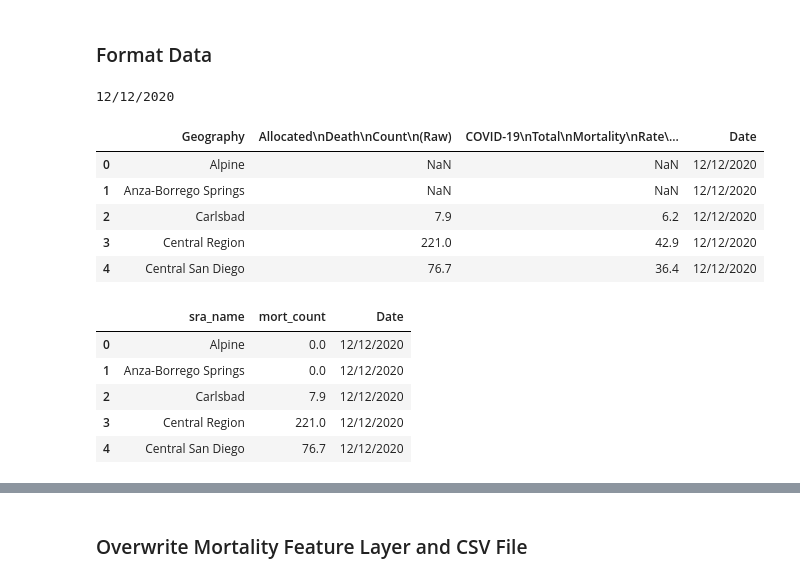
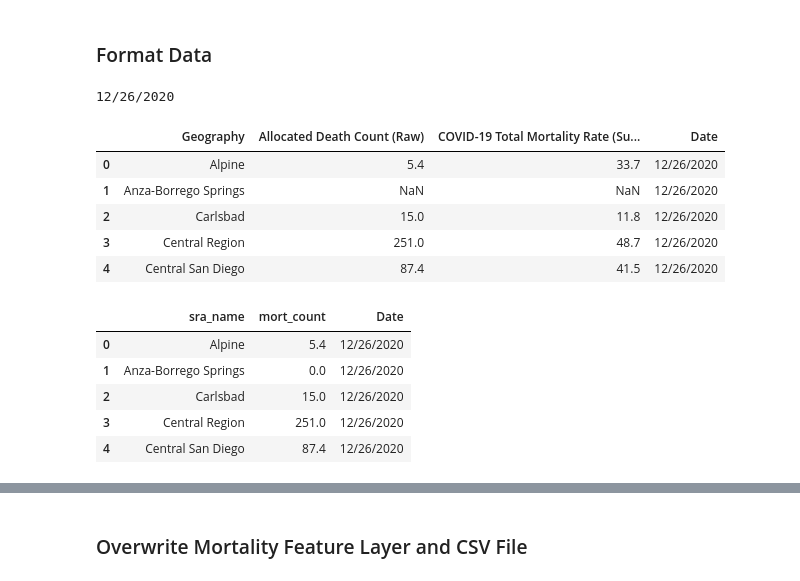
Before and after one commit to HDMA-SDSU/ArcGIS-Python-for-COVID19-Data, a Jupyter notebook: covid_hosp_mort_update.ipynb, the cells around one changed output, grey strips where cells are left out. Cells and saved outputs as stored; diff of their text form; code cells hidden in the pictures.

```diff
--- a/covid_hosp_mort_update.ipynb
+++ b/covid_hosp_mort_update.ipynb
@@ -24,8 +24,8 @@ import webbrowser
 ###############
 ###SET DATES###
 ###############
-file_date = '12DEC2020'
-formatted_date = '121220'
+file_date = '26DEC2020'
+formatted_date = '122620'
 
 ##########################
 ###SET PATHS IN AND OUT###
@@ -302,30 +235,31 @@ icu_map_update
 ### Format Data
 # %%
 mort = pd.read_csv(mort_in)
+mort = mort.rename(columns = {'date':'Date'})
 date = mort['Date'][0]
 print(date)
 
 mort.head()
 # %% [output]
-12/12/2020
+12/26/2020
-|  | Geography | Allocated\nDeath\nCount\n(Raw) | COVID-19\nTotal\nMortality\nRate\... | Date |
-| 0 | Alpine | NaN | NaN | 12/12/2020 |
-| 1 | Anza-Borrego Springs | NaN | NaN | 12/12/2020 |
-| 2 | Carlsbad | 7.9 | 6.2 | 12/12/2020 |
-| 3 | Central Region | 221.0 | 42.9 | 12/12/2020 |
-| 4 | Central San Diego | 76.7 | 36.4 | 12/12/2020 |
+|  | Geography | Allocated Death Count (Raw) | COVID-19 Total Mortality Rate (Su... | Date |
+| 0 | Alpine | 5.4 | 33.7 | 12/26/2020 |
+| 1 | Anza-Borrego Springs | NaN | NaN | 12/26/2020 |
+| 2 | Carlsbad | 15.0 | 11.8 | 12/26/2020 |
+| 3 | Central Region | 251.0 | 48.7 | 12/26/2020 |
+| 4 | Central San Diego | 87.4 | 41.5 | 12/26/2020 |
 # %%
-del mort['COVID-19\nTotal\nMortality\nRate\n(Suppressed)']
-mort = mort.rename(columns = {'Allocated\nDeath\nCount\n(Raw)':'mort_count', 'Geography':'sra_name'})
+del mort['COVID-19 Total Mortality Rate (Suppressed)']
+mort = mort.rename(columns = {'Allocated Death Count (Raw)':'mort_count', 'Geography':'sra_name'})
 mort = mort.fillna(0)
 mort.head()
 # %% [output]
 |  | sra_name | mort_count | Date |
-| 0 | Alpine | 0.0 | 12/12/2020 |
-| 1 | Anza-Borrego Springs | 0.0 | 12/12/2020 |
-| 2 | Carlsbad | 7.9 | 12/12/2020 |
-| 3 | Central Region | 221.0 | 12/12/2020 |
-| 4 | Central San Diego | 76.7 | 12/12/2020 |
+| 0 | Alpine | 5.4 | 12/26/2020 |
+| 1 | Anza-Borrego Springs | 0.0 | 12/26/2020 |
+| 2 | Carlsbad | 15.0 | 12/26/2020 |
+| 3 | Central Region | 251.0 | 12/26/2020 |
+| 4 | Central San Diego | 87.4 | 12/26/2020 |
 # %%
 #merge to sra df with coordinates
 mort_merge = sra.merge(mort, how='left', on='sra_name')
```
Also changed, not shown: parts of 19 cells of this notebook.
